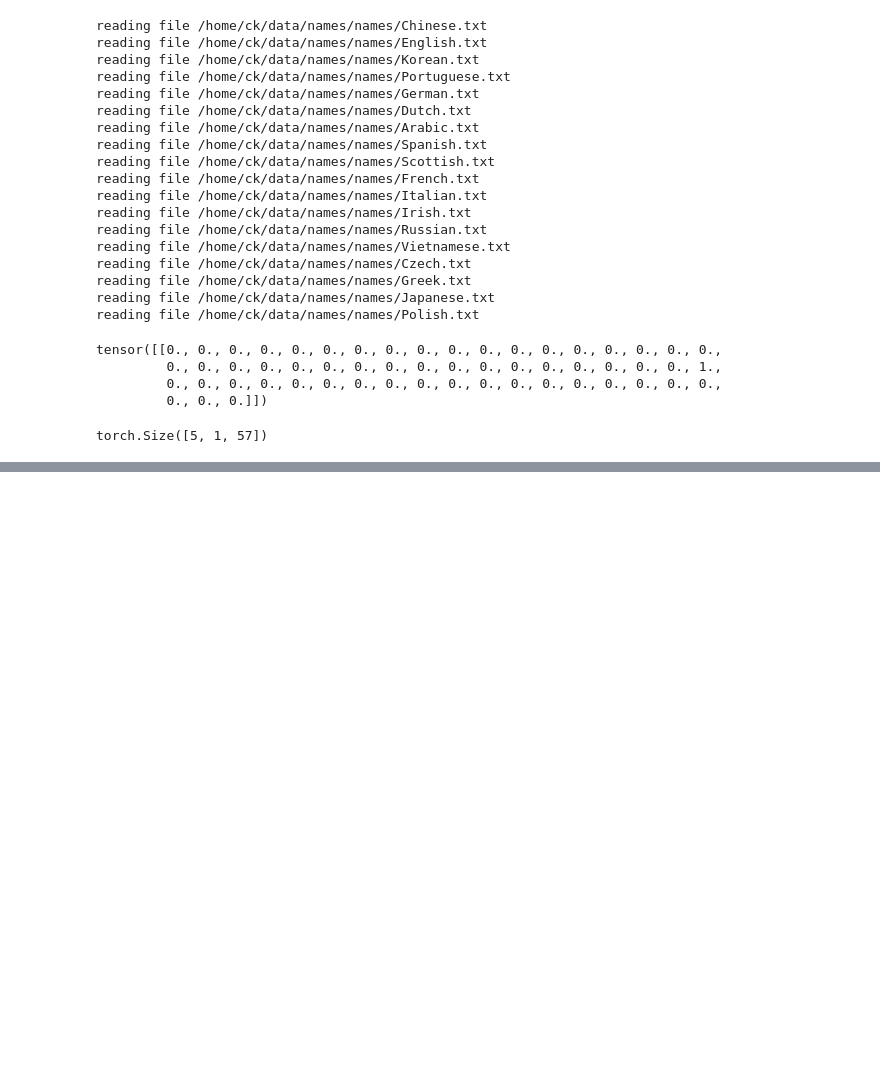
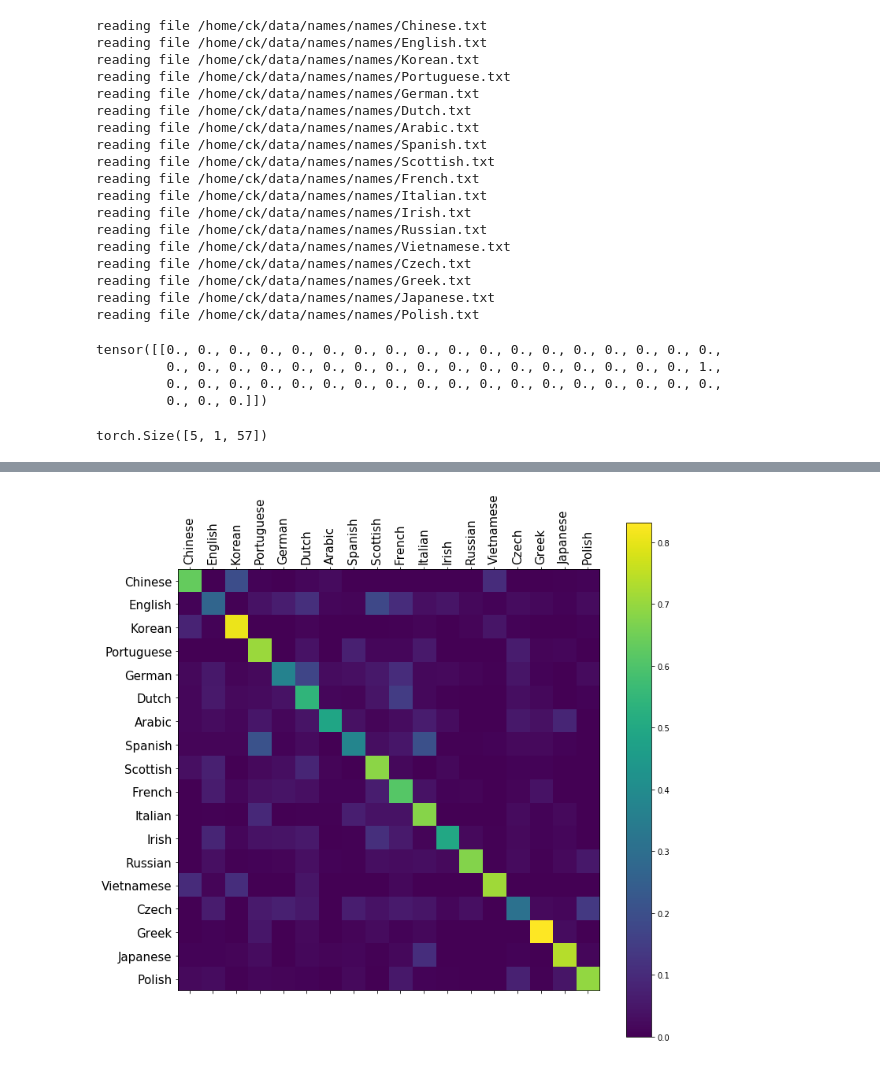
Before and after one commit to devforfu/pytorch_playground, a Jupyter notebook: names.ipynb, the cells around one changed output, grey strips where cells are left out. Saved outputs shown, nothing was run; the diff lists cells and outputs as text; code cells hidden in the pictures; blank space fills up the shorter version.

```diff
--- a/names.ipynb
+++ b/names.ipynb
@@ -151,0 +183,4 @@ output, next_hidden = rnn(input_tensor, hidden)
+# %%
+for i in range(10):
+    category_and_line, _ = random_training_example()
+    print('category = %-10s / line = %-20s' % category_and_line)
@@ -151,0 +269,2 @@ output, next_hidden = rnn(input_tensor, hidden)
+# %%
+rnn = torch.load('rnn.model')
@@ -151,0 +277,34 @@ output, next_hidden = rnn(input_tensor, hidden)
+# %%
+def evaluate(model, line):
+    hidden = model.init_hidden()
+    for char in line:
+        output, hidden = rnn(char, hidden)
+    return output
+# %%
+confusion = torch.zeros(n_categories, n_categories)
+n_confusion = 10000
+
+for i in range(n_confusion):
+    (category, _), (_, t_line) = random_training_example()
+    output = evaluate(rnn, t_line)
+    guess, guess_i = top_category(output)
+    category_i = all_categories.index(category)
+    confusion[category_i][guess_i] += 1
+
+for i in range(n_categories):
+    confusion[i] = confusion[i] / confusion[i].sum()
+
+fig = plt.figure(figsize=(12, 12))
+ax = fig.add_subplot(111)
+cax = ax.matshow(confusion.numpy())
+fig.colorbar(cax)
+
+ax.set_xticklabels([''] + all_categories, rotation=90, fontsize=15)
+ax.set_yticklabels([''] + all_categories, fontsize=15)
+
+ax.xaxis.set_major_locator(ticker.MultipleLocator(1))
+ax.yaxis.set_major_locator(ticker.MultipleLocator(1))
+
+plt.show()
+# %% [output]
+[figure, added]
```
Also changed, not shown: parts of 25 cells of this notebook, 1 other file.
